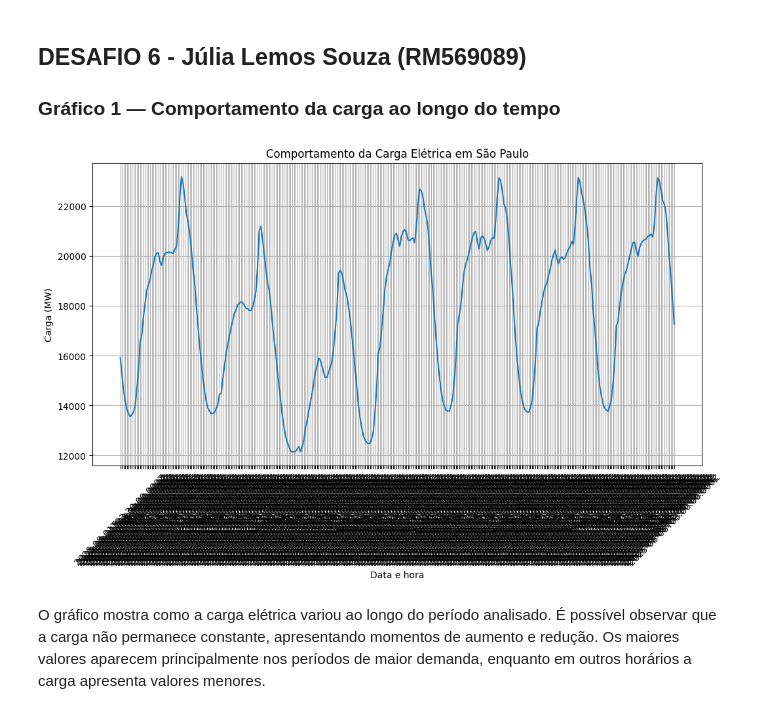
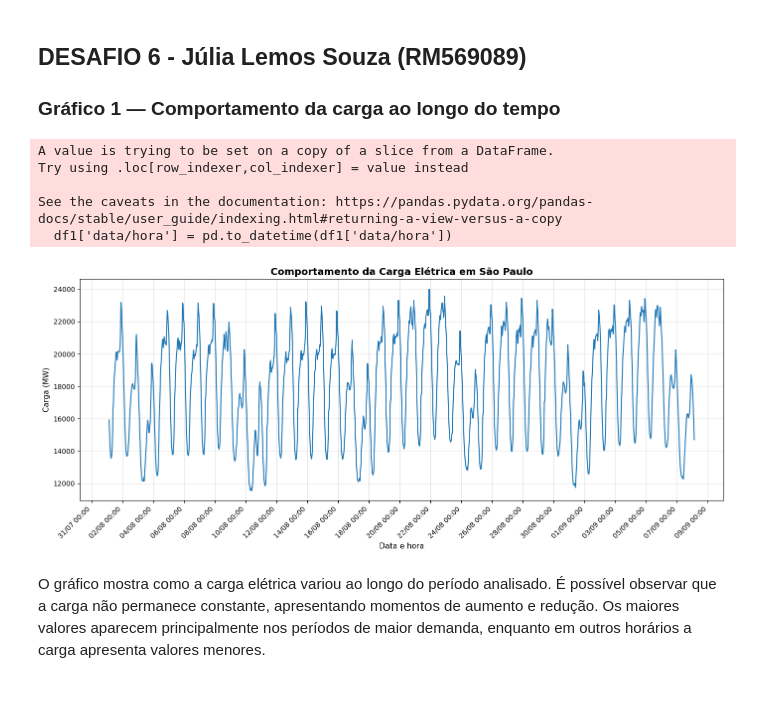
Before and after one commit to Hiero-o/cp_01_tritiack, a Jupyter notebook: Desafio_Final_Energia_ONS_API_Final.ipynb, the cells around one changed output. Saved outputs shown, nothing was run; the diff lists cells and outputs as text; code cells hidden in the pictures.

```diff
--- a/Desafio_Final_Energia_ONS_API_Final.ipynb
+++ b/Desafio_Final_Energia_ONS_API_Final.ipynb
@@ -38,7 +39,7 @@ url = "https://apicarga.ons.org.br/prd/cargaverificada"
 
 parametros = {
     "dat_inicio": "2025-08-01",
-    "dat_fim": "2025-08-07",
+    "dat_fim": "2025-09-07",
     "cod_areacarga": "SP"
 }
 
@@ -491,23 +488,39 @@ Após cada gráfico, escreva uma interpretação curta.
 
 ### Gráfico 1 — Comportamento da carga ao longo do tempo
 # %%
-plt.figure(figsize=(12, 6))
-plt.plot(df1['data/hora'],
-         df1['valor_de_carga'],
-         linewidth=1.5
-)
+df1['data/hora'] = pd.to_datetime(df1['data/hora'])
 
-plt.title('Comportamento da Carga Elétrica em São Paulo')
-plt.xlabel('Data e hora')
-plt.ylabel('Carga (MW)')
+plt.figure(figsize=(14, 6))
 
-plt.xticks(rotation=45)
+plt.plot(df1['data/hora'], df1['valor_de_carga'], linewidth=1.5)
 
-plt.grid(True)
+plt.title('Comportamento da Carga Elétrica em São Paulo', fontsize=14, fontweight='bold')
+
+plt.xlabel('Data e hora', fontsize=11)
+plt.ylabel('Carga (MW)', fontsize=11)
+
+# Setando os intevalos a cada dois dias.
+
+plt.gca().xaxis.set_major_locator(mdates.DayLocator(interval=2))
+plt.gca().xaxis.set_major_formatter(mdates.DateFormatter('%d/%m'))
+
+# Formato das datas
+plt.gca().xaxis.set_major_formatter(mdates.DateFormatter('%d/%m %H:%M'))
+
+plt.xticks(rotation=45, ha='right')
+
+plt.grid(True, alpha=0.3)
+
+plt.tight_layout()
 
 plt.show()
 # %% [output]
+A value is trying to be set on a copy of a slice from a DataFrame.
+Try using .loc[row_indexer,col_indexer] = value instead
+
+See the caveats in the documentation: https://pandas.pydata.org/pandas-docs/stable/user_guide/indexing.html#returning-a-view-versus-a-copy
+  df1['data/hora'] = pd.to_datetime(df1['data/hora'])
-[figure, old version]
+[figure, new version]
 # %% [markdown]
 O gráfico mostra como a carga elétrica variou ao longo do período analisado. É possível observar que a carga não permanece constante, apresentando momentos de aumento e redução. Os maiores valores aparecem principalmente nos períodos de maior demanda, enquanto em outros horários a carga apresenta valores menores.
 # %% [markdown]
```
Also changed, not shown: parts of 22 cells of this notebook.
